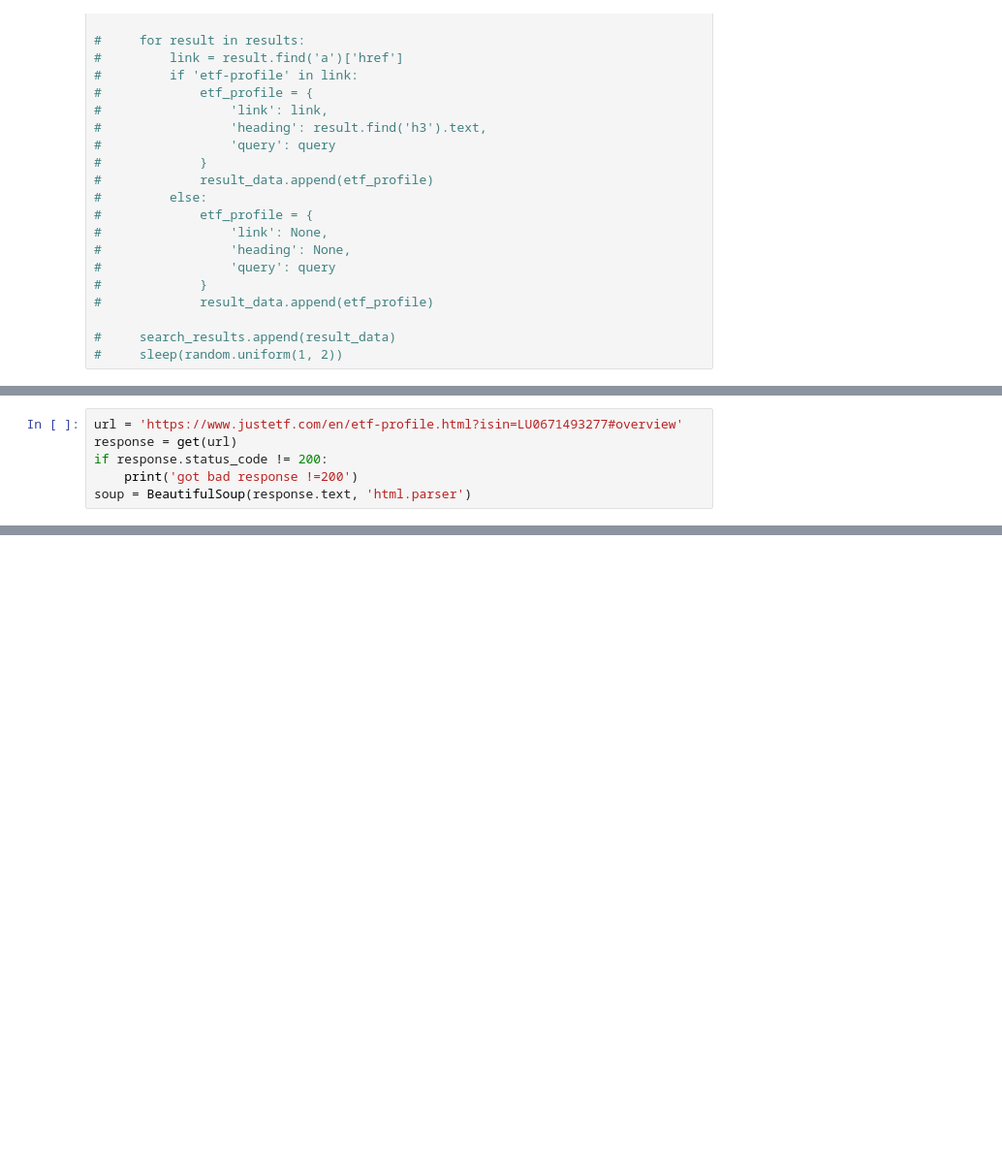
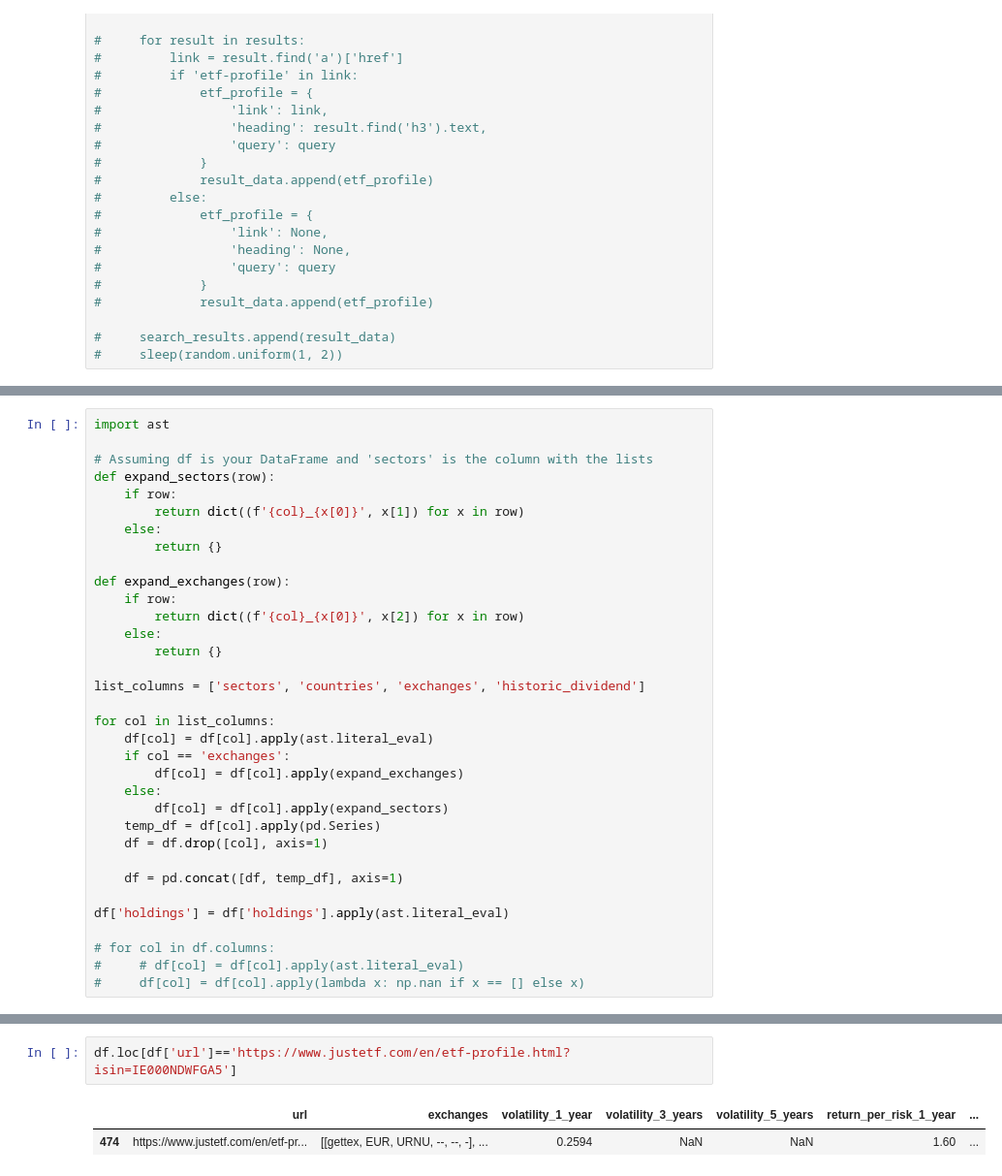
Before and after one commit to AleYepes/testing, a Jupyter notebook: finances/etfs.ipynb, the cells around one changed output, grey strips where cells are left out. Shown: that part at 97% size. Drawn from its saved outputs; the diff is of its cells as text; blank space fills up the shorter version.

```diff
--- a/finances/etfs.ipynb
+++ b/finances/etfs.ipynb
@@ -714,6 +713,0 @@ for url in remaining_urls:
-# %%
-url = 'https://www.justetf.com/en/etf-profile.html?isin=LU0671493277#overview'
-response = get(url)
-if response.status_code != 200:
-    print('got bad response !=200')
-soup = BeautifulSoup(response.text, 'html.parser')
@@ -741,0 +754,34 @@ data.tail()
+# %%
+import ast
+
+# Assuming df is your DataFrame and 'sectors' is the column with the lists
+def expand_sectors(row):
+    if row:
+        return dict((f'{col}_{x[0]}', x[1]) for x in row)
+    else:
+        return {}
+
+def expand_exchanges(row):
+    if row:
+        return dict((f'{col}_{x[0]}', x[2]) for x in row)
+    else:
+        return {}
+
+list_columns = ['sectors', 'countries', 'exchanges', 'historic_dividend']
+
+for col in list_columns:
+    df[col] = df[col].apply(ast.literal_eval)
+    if col == 'exchanges':
+        df[col] = df[col].apply(expand_exchanges)
+    else:
+        df[col] = df[col].apply(expand_sectors)
+    temp_df = df[col].apply(pd.Series)
+    df = df.drop([col], axis=1)
+
+    df = pd.concat([df, temp_df], axis=1)
+
+df['holdings'] = df['holdings'].apply(ast.literal_eval)
+
+# for col in df.columns:
+#     # df[col] = df[col].apply(ast.literal_eval)
+#     df[col] = df[col].apply(lambda x: np.nan if x == [] else x)
@@ -742,3 +865,8 @@ data.tail()
+# %%
+df.loc[df['url']=='https://www.justetf.com/en/etf-profile.html?isin=IE000NDWFGA5']
+# %% [output]
+|  | url | exchanges | volatility_1_year | volatility_3_years | volatility_5_years | return_per_risk_1_year | ... |
+| 474 | https://www.justetf.com/en/etf-pr... | [[gettex, EUR, URNU, --, --, -], ... | 0.2594 | NaN | NaN | 1.60 | ... |
 # %%
 # # Clear bot check
 # def bot_check():
```
Also changed, not shown: parts of 15 cells of this notebook, 10 other files.
